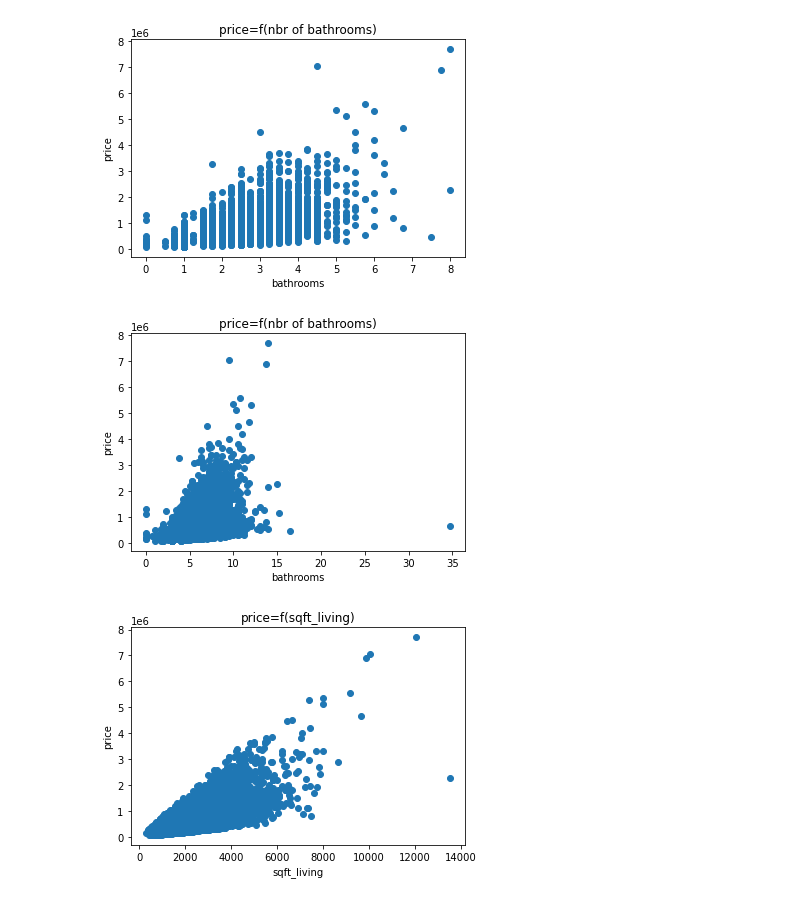
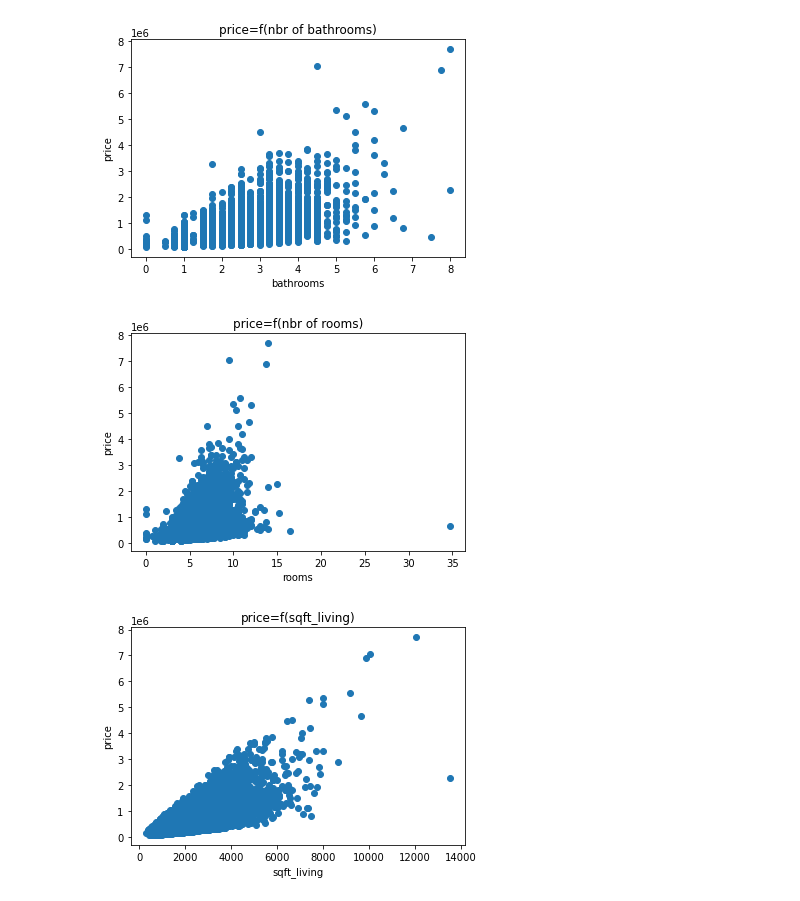
Before and after one commit to HsanElyatim/Introduction-to-Artificial-Intelligence, a Jupyter notebook: Checkpoint_4/Checkpoint_4.ipynb, the cells around one changed output. Saved outputs shown, nothing was run; the diff lists cells and outputs as text; code cells hidden in the pictures.

```diff
--- a/Checkpoint_4/Checkpoint_4.ipynb
+++ b/Checkpoint_4/Checkpoint_4.ipynb
@@ -75,14 +75,14 @@ plt.title('price=f(nbr of bathrooms)')
 plt.show()
 # %% [output]
 [figure]
-# %%
-plt.scatter(house_data['bedrooms']+house_data['bathrooms'],house_data['price'])
-plt.xlabel('bathrooms')
-plt.ylabel('price')
-plt.title('price=f(nbr of bathrooms)')
-plt.show()
-# %% [output]
-[figure, removed]
+# %%
+plt.scatter(house_data['bedrooms']+house_data['bathrooms'],house_data['price'])
+plt.xlabel('rooms')
+plt.ylabel('price')
+plt.title('price=f(nbr of rooms)')
+plt.show()
+# %% [output]
+[figure, added]
 # %%
 plt.scatter(house_data['sqft_living'],house_data['price'])
 plt.xlabel('sqft_living')
```
Also changed, not shown: parts of 40 cells of this notebook.
